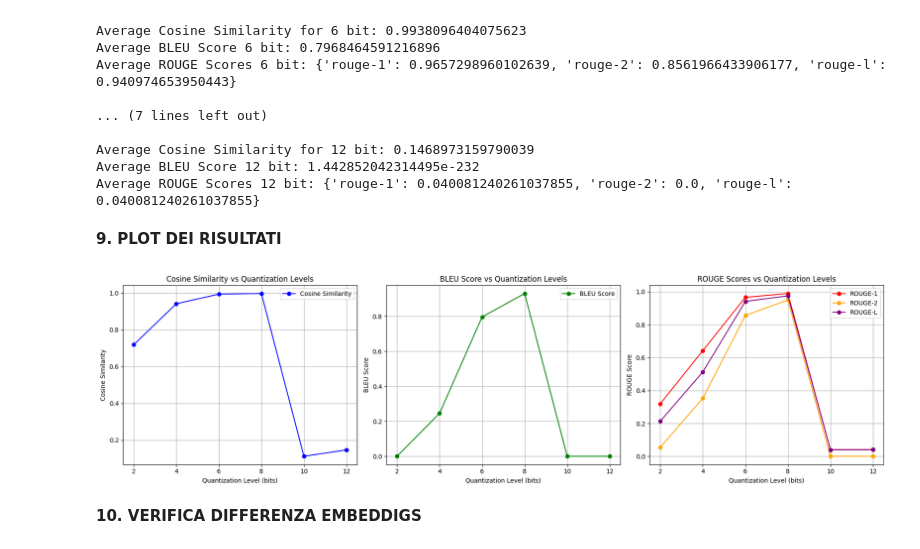
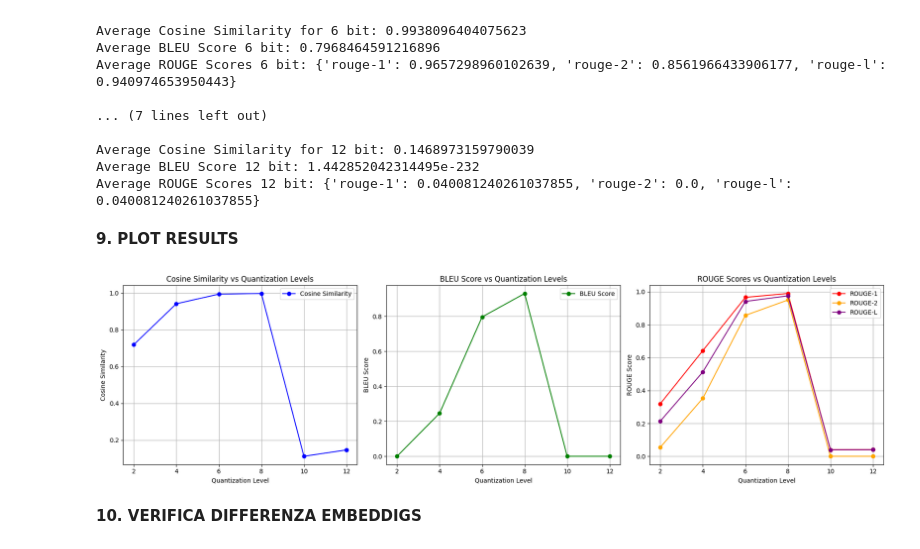
Before and after one commit to spereps01/LossyTextCompressor, a Jupyter notebook: model.ipynb, the cells around one changed output. Drawn from its saved outputs; the diff is of its cells as text; code cells hidden in the pictures.

```diff
--- a/model.ipynb
+++ b/model.ipynb
@@ -214,68 +211,49 @@ Average Cosine Similarity for 12 bit: 0.1468973159790039
 Average BLEU Score 12 bit: 1.442852042314495e-232
 Average ROUGE Scores 12 bit: {'rouge-1': 0.040081240261037855, 'rouge-2': 0.0, 'rouge-l': 0.040081240261037855}
 # %% [markdown]
-**9. PLOT DEI RISULTATI**
+**9. PLOT RESULTS**
 # %%
 import matplotlib.pyplot as plt
 
-# Inizializzazione delle liste per memorizzare i risultati
-cosine_similarities = []
-bleu_scores = []
-rouge_1_scores = []
-rouge_2_scores = []
-rouge_l_scores = []
 bit_levels = [2, 4, 6, 8, 10, 12]
 
-# Calcola le metriche di valutazione per ogni livello di quantizzazione
-for seq in all_texts:
-    cosine_similarity_score = calculate_cosine_similarity(text_list, seq)
-    bleu_score = calculate_bleu_score(text_list, seq)
-    rouge_scores = calculate_rouge_score(text_list, seq)
-
-    # Aggiunge i risultati alle liste
-    cosine_similarities.append(cosine_similarity_score)
-    bleu_scores.append(bleu_score)
-    rouge_1_scores.append(rouge_scores['rouge-1'])
-    rouge_2_scores.append(rouge_scores['rouge-2'])
-    rouge_l_scores.append(rouge_scores['rouge-l'])
-
-# Creazione dei grafici
+# Create plots
 plt.figure(figsize=(18, 5))
 
-# Grafico della cosine similarity
+# Cosine similarity plot
 plt.subplot(1, 3, 1)
 plt.plot(bit_levels, cosine_similarities, marker='o', color='b', label='Cosine Similarity')
 plt.title('Cosine Similarity vs Quantization Levels')
-plt.xlabel('Quantization Level (bits)')
+plt.xlabel('Quantization Level')
 plt.ylabel('Cosine Similarity')
 plt.grid(True)
 plt.legend()
 
-# Grafico del BLEU score
+# BLEU score plot
 plt.subplot(1, 3, 2)
 plt.plot(bit_levels, bleu_scores, marker='o', color='g', label='BLEU Score')
 plt.title('BLEU Score vs Quantization Levels')
-plt.xlabel('Quantization Level (bits)')
+plt.xlabel('Quantization Level')
 plt.ylabel('BLEU Score')
 plt.grid(True)
 plt.legend()
 
-# Grafico dei ROUGE scores
+# ROUGE scores plot
 plt.subplot(1, 3, 3)
 plt.plot(bit_levels, rouge_1_scores, marker='o', color='r', label='ROUGE-1')
 plt.plot(bit_levels, rouge_2_scores, marker='o', color='orange', label='ROUGE-2')
 plt.plot(bit_levels, rouge_l_scores, marker='o', color='purple', label='ROUGE-L')
 plt.title('ROUGE Scores vs Quantization Levels')
-plt.xlabel('Quantization Level (bits)')
+plt.xlabel('Quantization Level')
 plt.ylabel('ROUGE Score')
 plt.grid(True)
 plt.legend()
 
-# Mostra i grafici
+# Show plots
 plt.tight_layout()
 plt.show()
 # %% [output]
-[figure, old version]
+[figure, new version]
 # %% [markdown]
 **10. VERIFICA DIFFERENZA EMBEDDIGS**
 # %%
```
Also changed, not shown: parts of 16 cells of this notebook.
